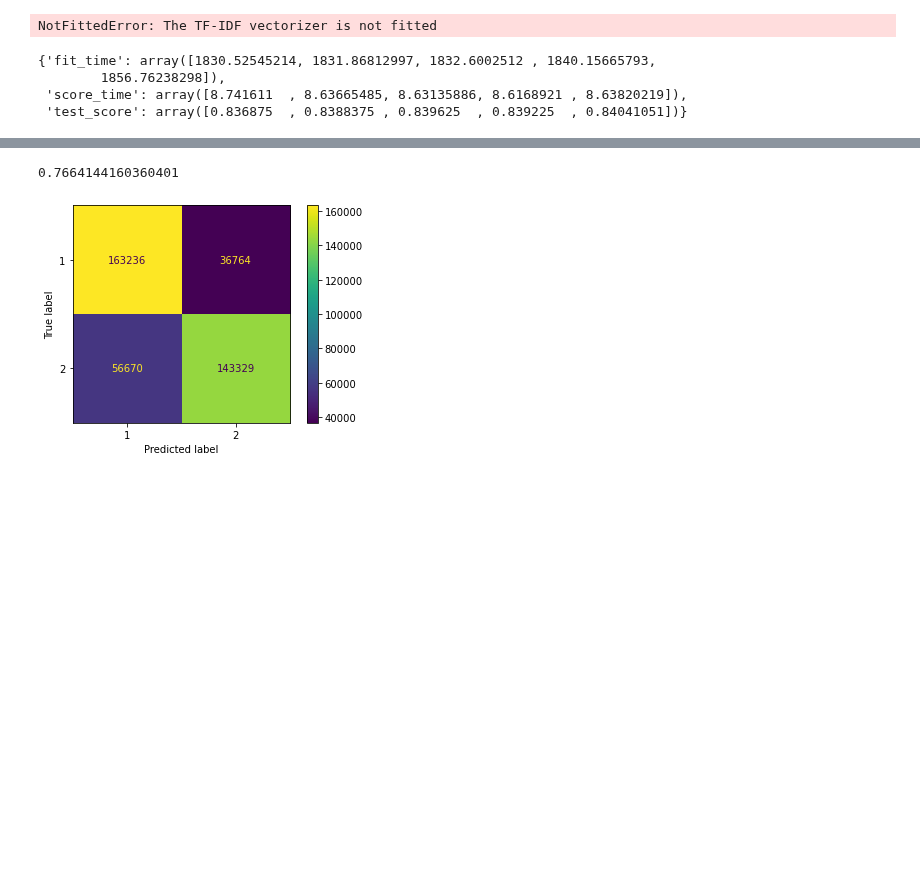
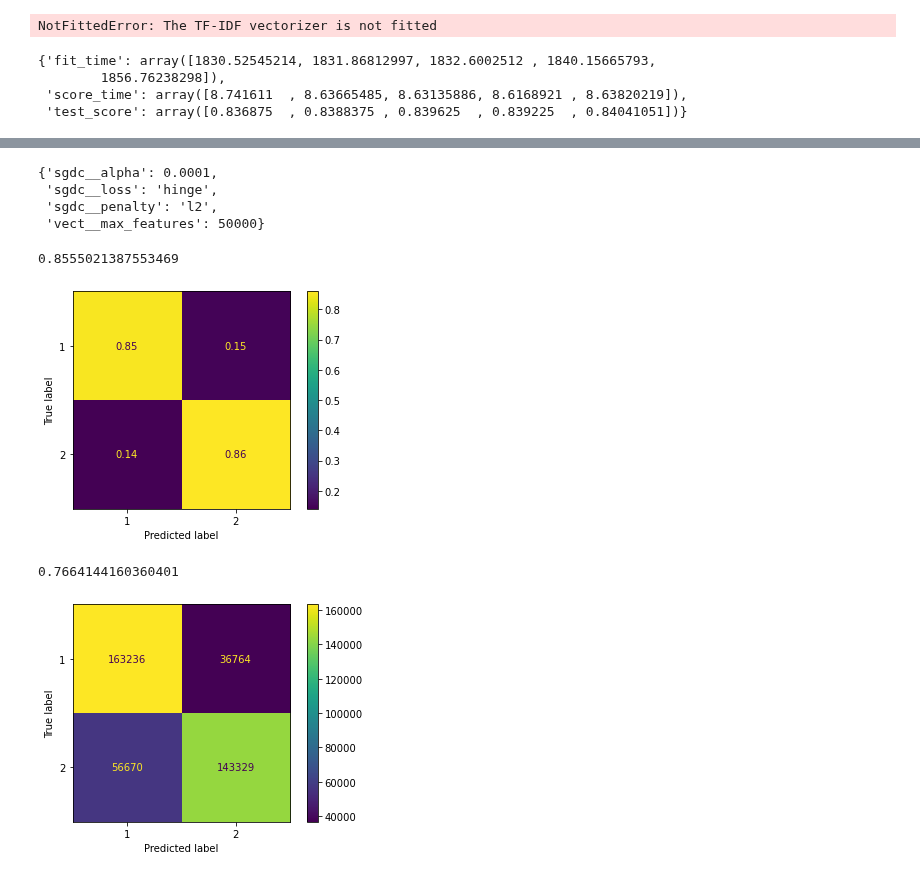
Before and after one commit to ThomasHChapman/classifying_user_reviews, a Jupyter notebook: working_notebooks/modeling_nb.ipynb, the cells around one changed output, grey strips where cells are left out. Cells and saved outputs as stored; diff of their text form; code cells hidden in the pictures; blank space fills up the shorter version.

```diff
--- a/working_notebooks/modeling_nb.ipynb
+++ b/working_notebooks/modeling_nb.ipynb
@@ -148,0 +161,11 @@ cross_validate(sgdc_pipe, X, y)
+# %%
+sgdc_params = {
+            'sgdc__alpha': [1e-4, 1e-3, 1e-2, 1e-1, 1e0, 1e1, 1e2, 1e3, 0.0002, 0.0005],
+            #'sgdc__n_iter': [50, 100, 500],
+            'sgdc__loss': ['hinge', 'log', 'huber'],
+            'sgdc__penalty': ['l2', 'l1', 'elasticnet'],
+            'vect__max_features': [None, 50000, 100000, 200000]
+             }
+# %%
+sgdc_gs = GridSearchCV(sgdc_pipe, param_grid=sgdc_params, n_jobs=-2, verbose=3, cv=3)
+sgdc_gs.fit(X, y)
@@ -149,3 +187,33 @@ cross_validate(sgdc_pipe, X, y)
+# %%
+sgdc_gs.best_params_
+# %% [output]
+{'sgdc__alpha': 0.0001,
+ 'sgdc__loss': 'hinge',
+ 'sgdc__penalty': 'l2',
+ 'vect__max_features': 50000}
+# %%
+# Instantiate the SDGC Classifier pipeline
+sgdc_tuned_pipe = ImPipeline(steps=[
+                            ('vect', TfidfVectorizer(max_features=50000,
+                                                    #max_df=0.95,
+                                                   # min_df=0.05
+                                                    )),
+                            ('sgdc', SGDClassifier(random_state=42,
+                                                  alpha=0.0001,
+                                                  loss = 'hinge',
+                                                  penalty='l2'
+                                                  ))
+                            ]
+)
+
+#Fit SGDC pipe on the training data, get predictions and plot confusion matrix
+sgdc_tuned_pipe.fit(X, y)
+sgdc_tuned_yhat = sgdc_tuned_pipe.predict(X)
+plot_confusion_matrix(sgdc_tuned_pipe, X, y, normalize='true');
+print(accuracy_score(y, sgdc_tuned_yhat))
+# %% [output]
+0.8555021387553469
+[figure, added]
 # %%
 # Instantiate the gradient boosting classifier pipeline
 gbc_pipe = ImPipeline(steps=[
```
Also changed, not shown: parts of 18 cells of this notebook.
